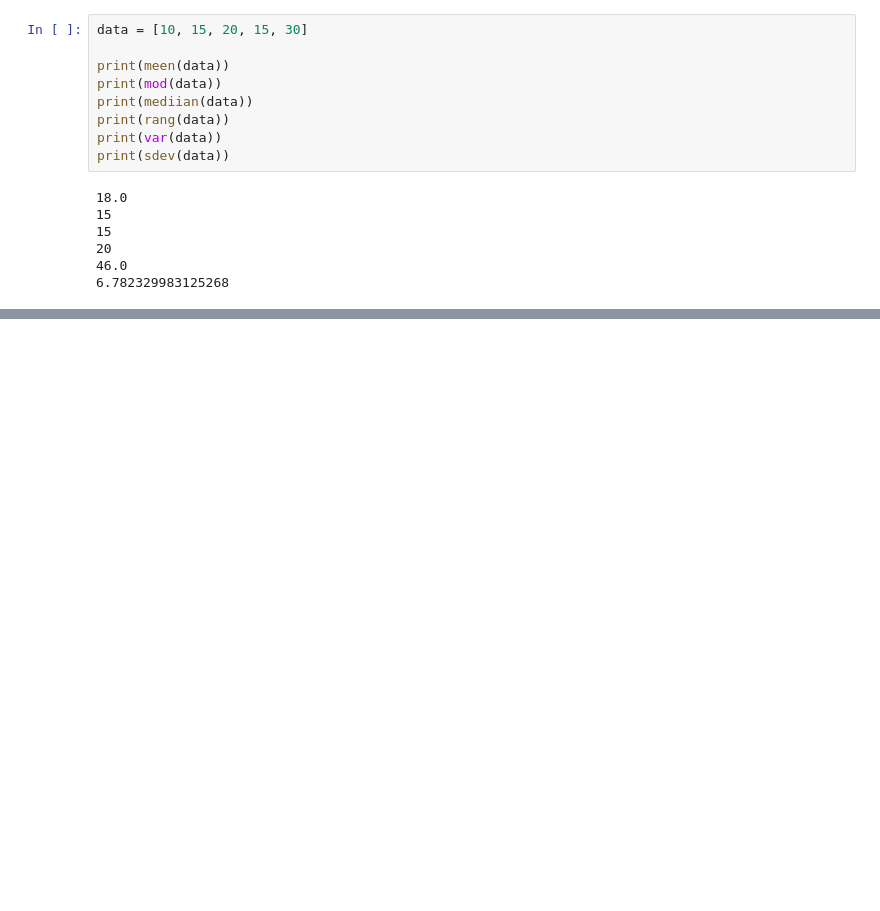
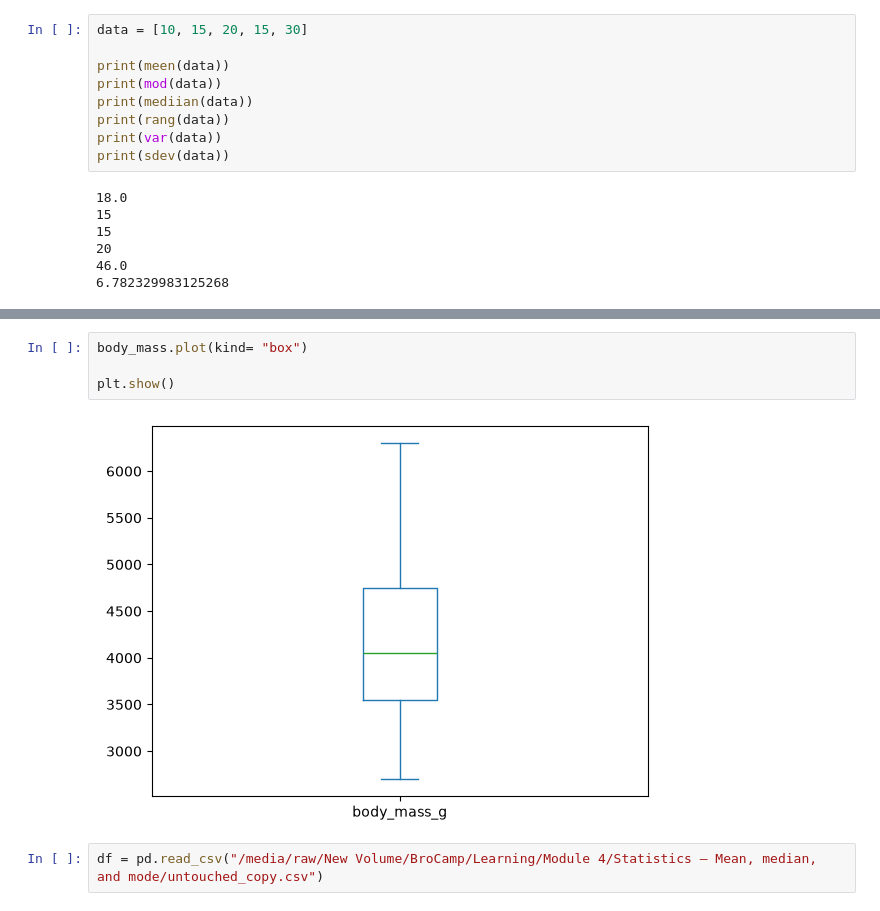
Before and after one commit to fayaspsulfikkar/daily-ml-practice, a Jupyter notebook: Learning/Paper 1/Phase 3/Practicing_Maths.ipynb, the cells around one changed output, grey strips where cells are left out. Cells and saved outputs as stored; diff of their text form; blank space fills up the shorter version.

```diff
--- a/Learning/Paper 1/Phase 3/Practicing_Maths.ipynb
+++ b/Learning/Paper 1/Phase 3/Practicing_Maths.ipynb
@@ -59,0 +236,8 @@ print(sdev(data))
+# %%
+body_mass.plot(kind= "box")
+
+plt.show()
+# %% [output]
+[figure, added]
+# %%
+df = pd.read_csv("/media/raw/New Volume/BroCamp/Learning/Module 4/Statistics — Mean, median, and mode/untouched_copy.csv")
```
Also changed, not shown: parts of 32 cells of this notebook, 6 other files.
